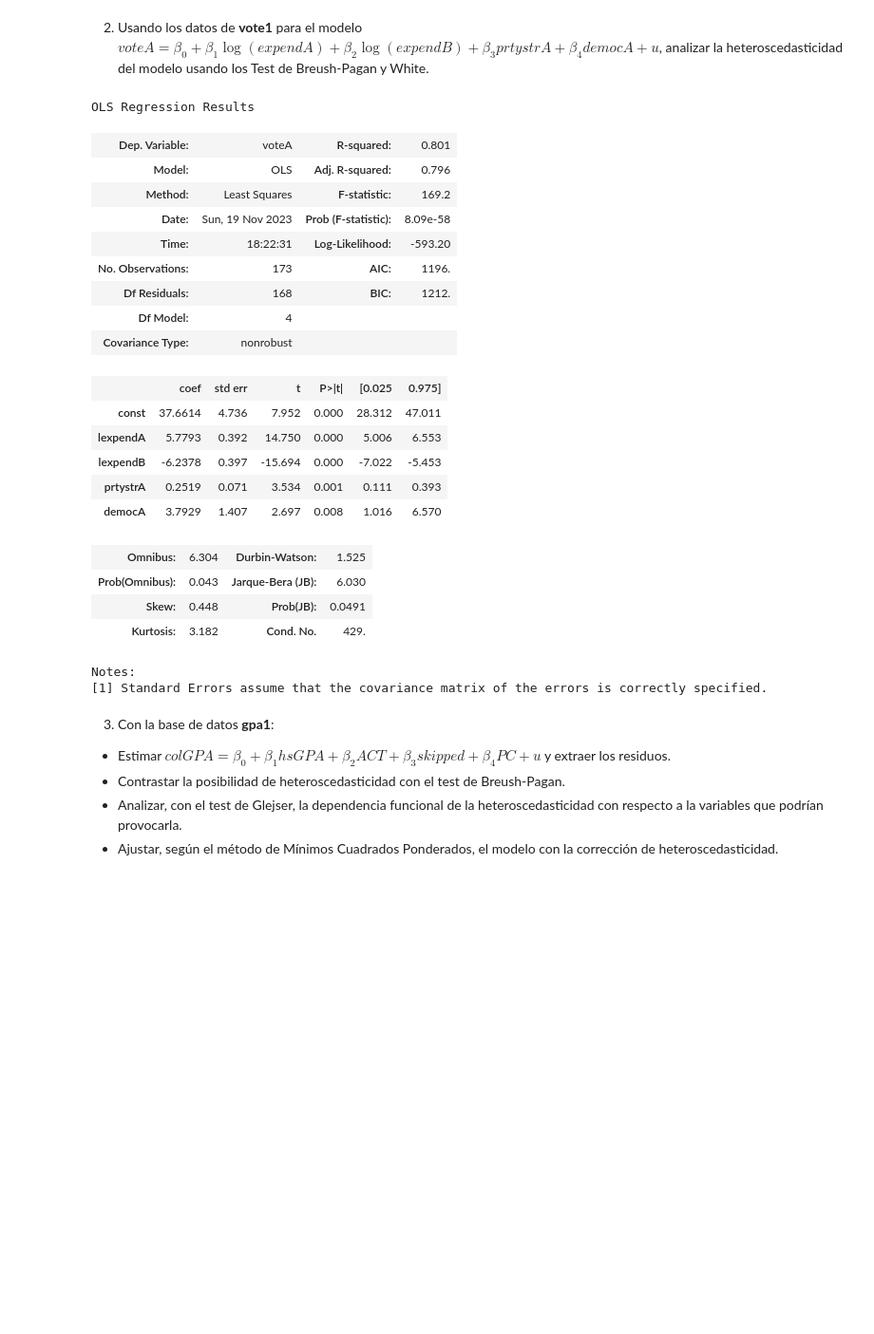
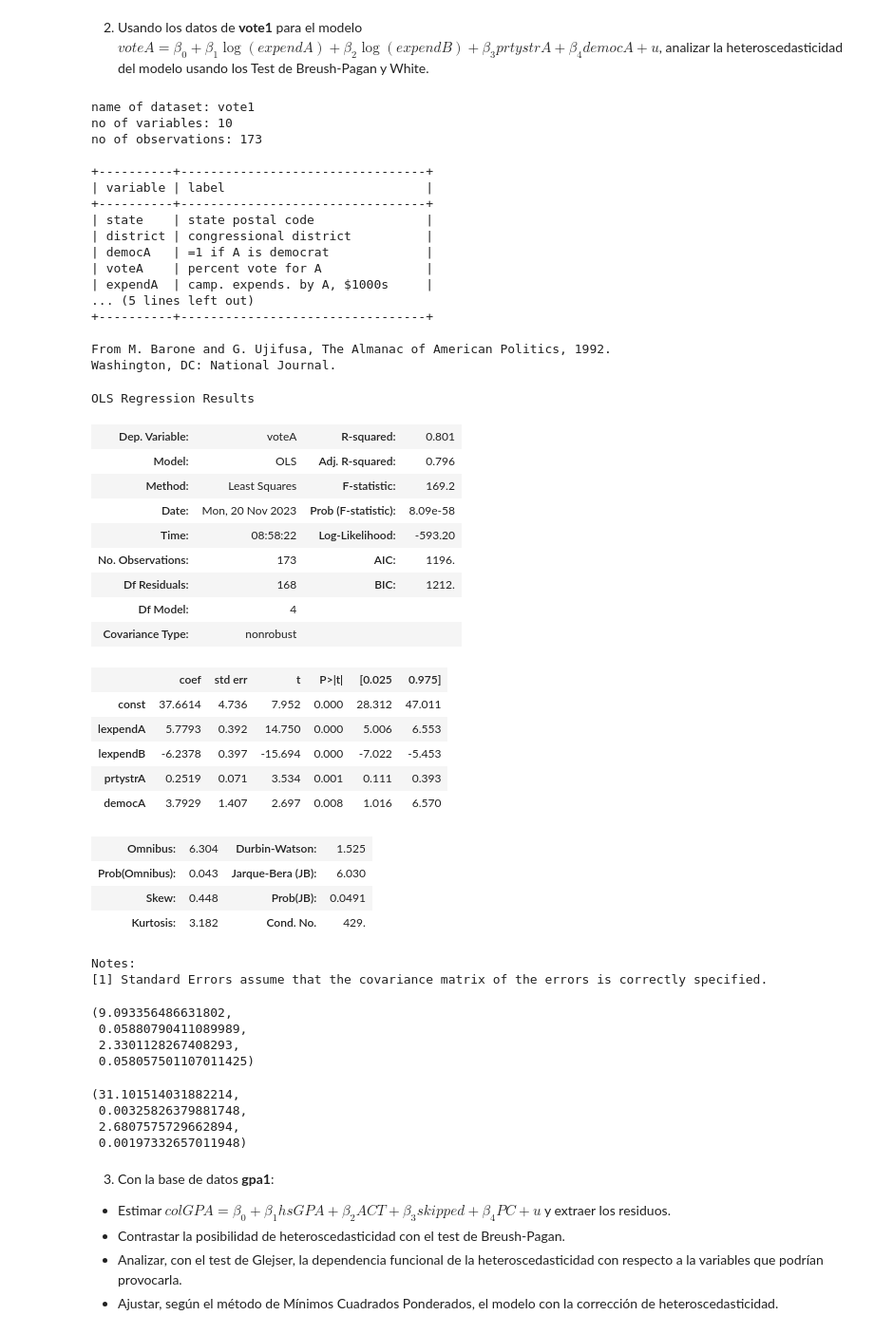
Before and after one commit to vblancoOR/econometria, a Jupyter notebook: 04_ECO_Heteroscedasticidad.ipynb, the cells around one changed output. Shown: that part at 95% size. Saved outputs shown, nothing was run; the diff lists cells and outputs as text; code cells hidden in the pictures; blank space fills up the shorter version.

```diff
--- a/04_ECO_Heteroscedasticidad.ipynb
+++ b/04_ECO_Heteroscedasticidad.ipynb
@@ -53,6 +89,6 @@ strong multicollinearity or other numerical problems.
 import statsmodels.stats.api as sms
 
 #GOLDFELD-QUANDT (Muestras Pequeñas)
-GQ=sms.het_goldfeldquandt(mco.resid, mco.model.exog)
+GQ=sms.het_goldfeldquandt(y, sm.add_constant(datos["totwrk"]), split=1/3, drop=1/3)
 print("Goldfeld Quandt: ", GQ)
 # %% [output]
@@ -72,20 +123,37 @@ White:  (22.795959353926346, 0.1985531172668866, 1.273478683155078, 0.1980083711
 # %% [markdown]
 2. Usando los datos de **vote1** para el modelo $voteA = \beta_0 + \beta_1 \log(expendA) + \beta_2 \log(expendB) + \beta_3 prtystrA + \beta_4 democA+ u$, analizar la heteroscedasticidad del modelo usando los Test de Breush-Pagan y White.
 # %%
-#dataWoo("vote1", description=True)
+dataWoo("vote1", description=True)
 datos=dataWoo("vote1")
 y=datos["voteA"]
 X=datos[["lexpendA", "lexpendB", "prtystrA", "democA"]]
 
 mco=sm.OLS(y, sm.add_constant(X)).fit()
 mco.summary()
 # %% [output]
-OLS Regression Results
+name of dataset: vote1
+no of variables: 10
+no of observations: 173
+
++----------+---------------------------------+
+| variable | label                           |
++----------+---------------------------------+
+| state    | state postal code               |
+| district | congressional district          |
+| democA   | =1 if A is democrat             |
+| voteA    | percent vote for A              |
+| expendA  | camp. expends. by A, $1000s     |
+... (5 lines left out)
++----------+---------------------------------+
+
+From M. Barone and G. Ujifusa, The Almanac of American Politics, 1992.
+Washington, DC: National Journal.
+OLS Regression Results
 | Dep. Variable: | voteA | R-squared: | 0.801 |
 | Model: | OLS | Adj. R-squared: | 0.796 |
 | Method: | Least Squares | F-statistic: | 169.2 |
-| Date: | Sun, 19 Nov 2023 | Prob (F-statistic): | 8.09e-58 |
-| Time: | 18:22:31 | Log-Likelihood: | -593.20 |
+| Date: | Mon, 20 Nov 2023 | Prob (F-statistic): | 8.09e-58 |
+| Time: | 08:58:22 | Log-Likelihood: | -593.20 |
 | No. Observations: | 173 | AIC: | 1196. |
 | Df Residuals: | 168 | BIC: | 1212. |
 | Df Model: | 4 |  |  |
@@ -100,14 +168,26 @@ OLS Regression Results
 | Prob(Omnibus): | 0.043 | Jarque-Bera (JB): | 6.030 |
 | Skew: | 0.448 | Prob(JB): | 0.0491 |
 | Kurtosis: | 3.182 | Cond. No. | 429. |
-Notes:
-[1] Standard Errors assume that the covariance matrix of the errors is correctly specified.
+Notes:
+[1] Standard Errors assume that the covariance matrix of the errors is correctly specified.
 # %%
 #BREUSH-PAGAN
 BP=sms.het_breuschpagan(mco.resid, mco.model.exog)
+BP
+# %% [output]
+(9.093356486631802,
+ 0.05880790411089989,
+ 2.3301128267408293,
+ 0.058057501107011425)
 # %%
 #WHITE
 W=sms.het_white(mco.resid, mco.model.exog)
+W
+# %% [output]
+(31.101514031882214,
+ 0.00325826379881748,
+ 2.6807575729662894,
+ 0.00197332657011948)
 # %% [markdown]
 3. Con la base de datos **gpa1**:
  - Estimar $colGPA = \beta_0 + \beta_1 hsGPA + \beta_2 ACT + \beta_3 skipped + \beta_4 PC + u$ y extraer los residuos.
```
Also changed, not shown: parts of 14 cells of this notebook.
